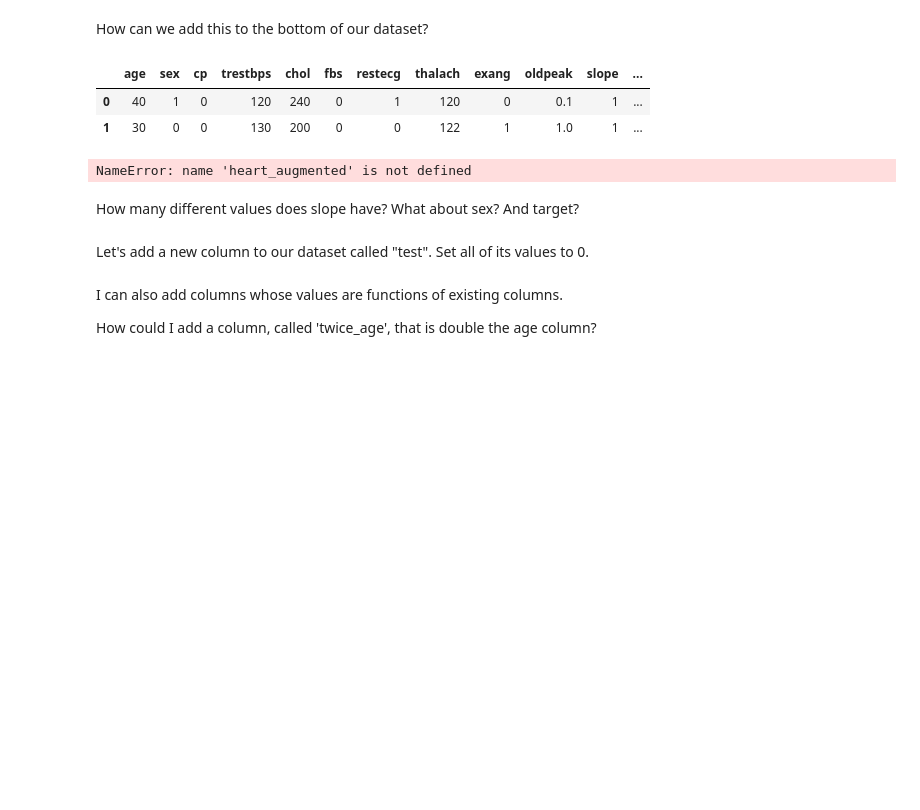
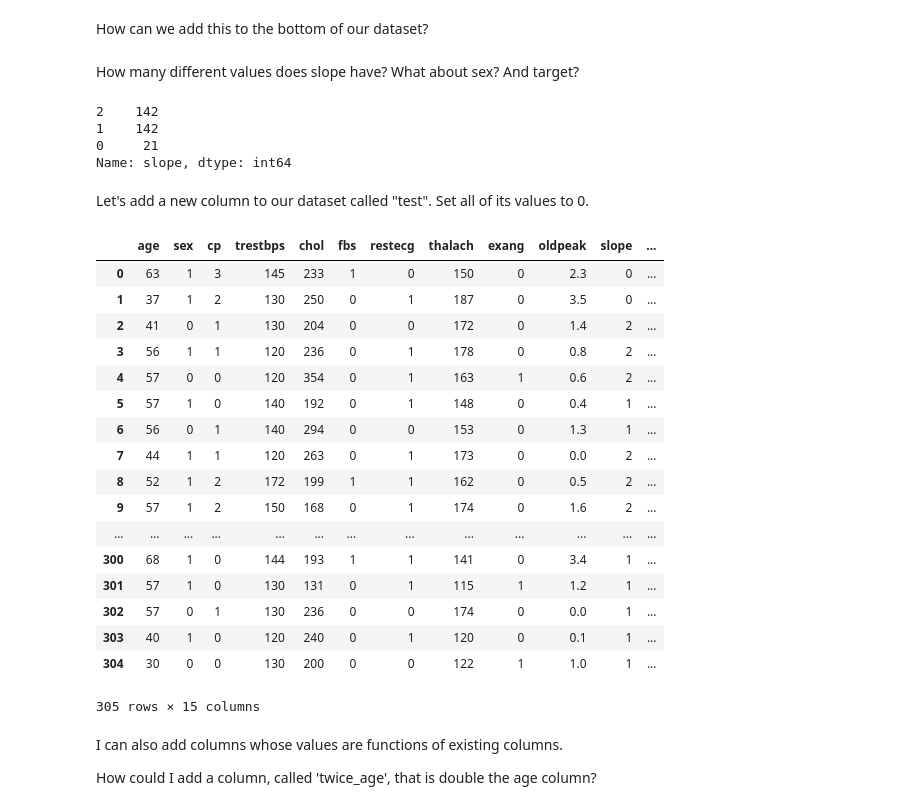
Before and after one commit to learn-co-students/london-ds-021720, a Jupyter notebook: mod_1/04-pandas/pandas_intro.ipynb, the cells around one changed output. Drawn from its saved outputs; the diff is of its cells as text; code cells hidden in the pictures; blank space fills up the shorter version.

```diff
--- a/mod_1/04-pandas/pandas_intro.ipynb
+++ b/mod_1/04-pandas/pandas_intro.ipynb
@@ -14,5 +16,7 @@ Pandas has many methods for reading different types of files! Note that here we
 Read about this dataset [here](https://www.kaggle.com/ronitf/heart-disease-uci).
 
 Notice the name of the last column!
+# %%
+df = pd.read_csv("heart.csv")
 # %% [markdown]
 The output of the `.read_csv()` function is a pandas *DataFrame*, which has a familiar tabaular structure of rows and columns.
@@ -89,25 +107,51 @@ How can we add this to the bottom of our dataset?
 # %%
 # Let's first turn this into a DataFrame.
 # We can use the .from_dict() method.
+
+extra_rows_df = pd.DataFrame.from_dict(extra_rows)
-# %% [output]
-|  | age | sex | cp | trestbps | chol | fbs | restecg | thalach | exang | oldpeak | slope | ... |
-| 0 | 40 | 1 | 0 | 120 | 240 | 0 | 1 | 120 | 0 | 0.1 | 1 | ... |
-| 1 | 30 | 0 | 0 | 130 | 200 | 0 | 0 | 122 | 1 | 1.0 | 1 | ... |
 # %%
 # Now we just need to concatenate the two DataFrames together.
 # Note the `ignore_index` parameter! We'll set that to True.
+
+df2 = pd.concat([df,extra_rows_df], ignore_index= True)
 # %%
 # Let's check the end to make sure we were successful!
-
-heart_augmented.tail()
-# %% [output]
-NameError: name 'heart_augmented' is not defined
 # %% [markdown]
 How many different values does slope have? What about sex? And target?
 # %%
 # .value_counts()
+
+df2['slope'].value_counts()
+# %% [output]
+2    142
+1    142
+0     21
+Name: slope, dtype: int64
 # %% [markdown]
 Let's add a new column to our dataset called "test". Set all of its values to 0.
+# %%
+df2['test'] = 0
+
+df2
+# %% [output]
+|  | age | sex | cp | trestbps | chol | fbs | restecg | thalach | exang | oldpeak | slope | ... |
+| 0 | 63 | 1 | 3 | 145 | 233 | 1 | 0 | 150 | 0 | 2.3 | 0 | ... |
+| 1 | 37 | 1 | 2 | 130 | 250 | 0 | 1 | 187 | 0 | 3.5 | 0 | ... |
+| 2 | 41 | 0 | 1 | 130 | 204 | 0 | 0 | 172 | 0 | 1.4 | 2 | ... |
+| 3 | 56 | 1 | 1 | 120 | 236 | 0 | 1 | 178 | 0 | 0.8 | 2 | ... |
+| 4 | 57 | 0 | 0 | 120 | 354 | 0 | 1 | 163 | 1 | 0.6 | 2 | ... |
+| 5 | 57 | 1 | 0 | 140 | 192 | 0 | 1 | 148 | 0 | 0.4 | 1 | ... |
+| 6 | 56 | 0 | 1 | 140 | 294 | 0 | 0 | 153 | 0 | 1.3 | 1 | ... |
+| 7 | 44 | 1 | 1 | 120 | 263 | 0 | 1 | 173 | 0 | 0.0 | 2 | ... |
+| 8 | 52 | 1 | 2 | 172 | 199 | 1 | 1 | 162 | 0 | 0.5 | 2 | ... |
+| 9 | 57 | 1 | 2 | 150 | 168 | 0 | 1 | 174 | 0 | 1.6 | 2 | ... |
+| ... | ... | ... | ... | ... | ... | ... | ... | ... | ... | ... | ... | ... |
+| 300 | 68 | 1 | 0 | 144 | 193 | 1 | 1 | 141 | 0 | 3.4 | 1 | ... |
+| 301 | 57 | 1 | 0 | 130 | 131 | 0 | 1 | 115 | 1 | 1.2 | 1 | ... |
+| 302 | 57 | 0 | 1 | 130 | 236 | 0 | 0 | 174 | 0 | 0.0 | 1 | ... |
+| 303 | 40 | 1 | 0 | 120 | 240 | 0 | 1 | 120 | 0 | 0.1 | 1 | ... |
+| 304 | 30 | 0 | 0 | 130 | 200 | 0 | 0 | 122 | 1 | 1.0 | 1 | ... |
+305 rows × 15 columns
 # %% [markdown]
 I can also add columns whose values are functions of existing columns.
 
```
Also changed, not shown: parts of 12 cells of this notebook.
